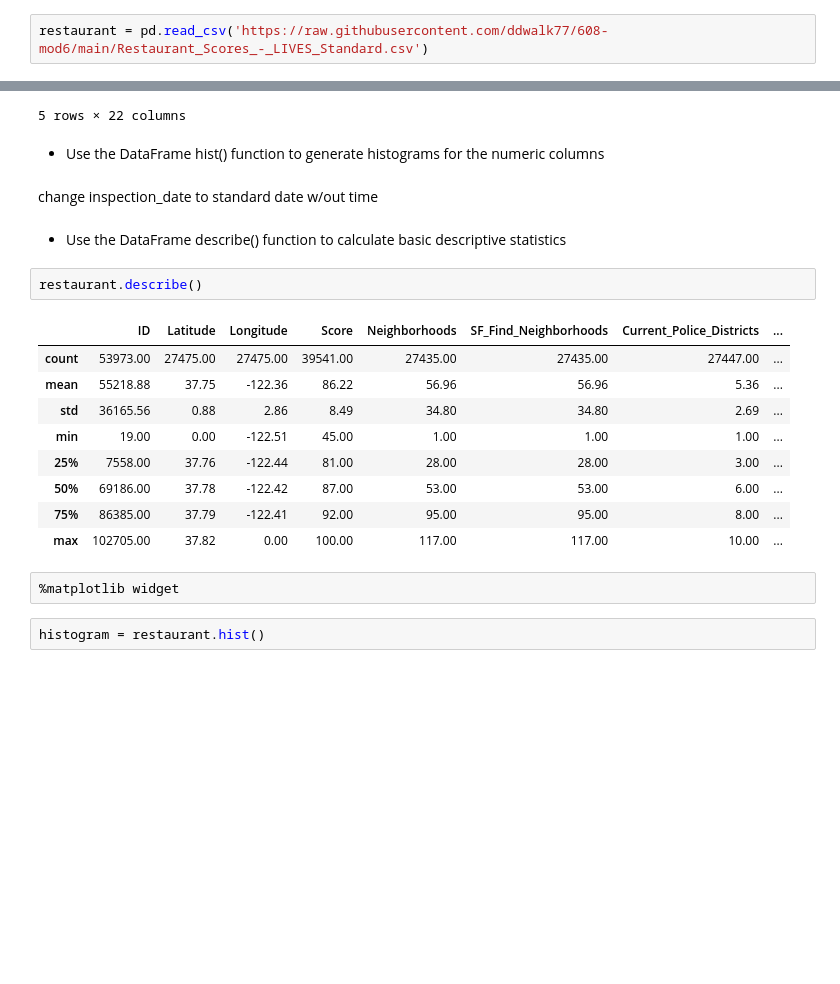
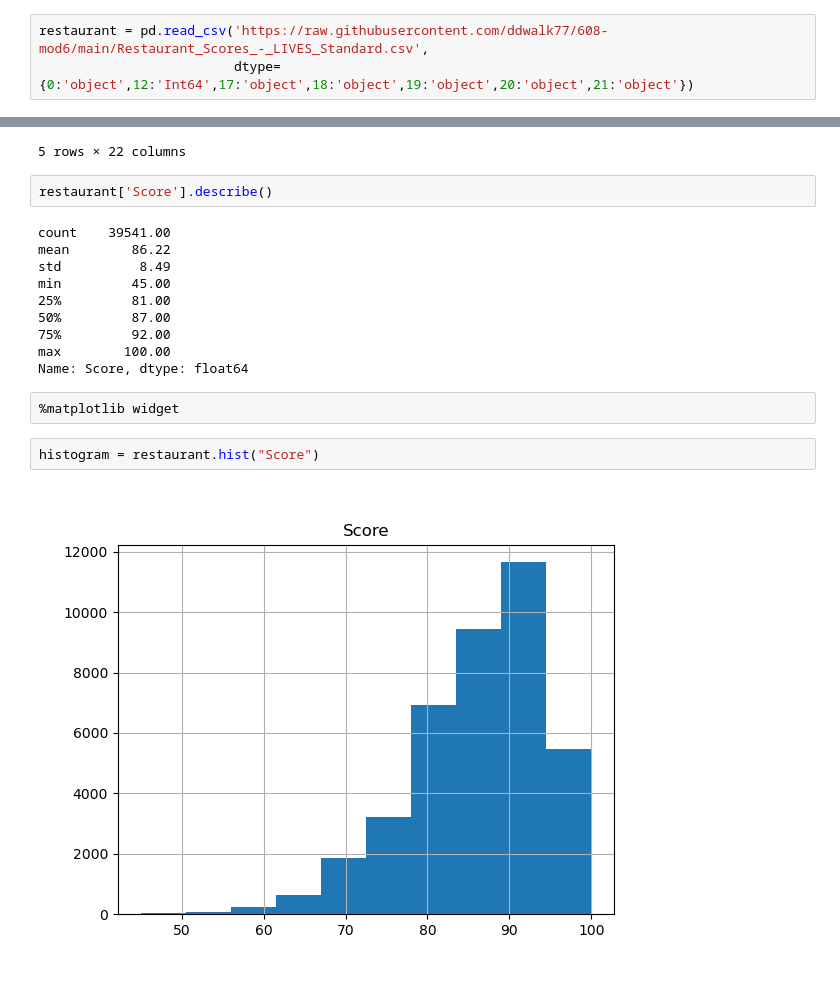
Before and after one commit to ddwalk77/608-mod6, a Jupyter notebook: Bonus.ipynb, the cells around one changed output, grey strips where cells are left out. Saved outputs shown, nothing was run; the diff lists cells and outputs as text; blank space fills up the shorter version.

```diff
--- a/Bonus.ipynb
+++ b/Bonus.ipynb
@@ -5,4 +3,5 @@
 # %%
 import pandas as pd
 # %%
-restaurant = pd.read_csv('https://raw.githubusercontent.com/ddwalk77/608-mod6/main/Restaurant_Scores_-_LIVES_Standard.csv')
+restaurant = pd.read_csv('https://raw.githubusercontent.com/ddwalk77/608-mod6/main/Restaurant_Scores_-_LIVES_Standard.csv',
+                         dtype={0:'object',12:'Int64',17:'object',18:'object',19:'object',20:'object',21:'object'})
@@ -70,25 +79,21 @@ restaurant.head() #to check if the phone # was loaded
 | 3 | 64667 | Jasmine Rae Bakery | 1890 Bryant St #309 | San Francisco | CA | 94110 | 37.76 | -122.41 | POINT (-122.410351 37.763156) | nan | ... | ... |
 | 4 | 97722 | THE CHURRO FACTORY | PIER 39 K-01 | San Francisco | CA | 94133 | NaN | NaN | NaN | nan | ... | ... |
 5 rows × 22 columns
-# %% [markdown]
-- Use the DataFrame hist() function to generate histograms for the numeric columns
-# %% [markdown]
-change inspection_date to standard date w/out time
-# %% [markdown]
-- Use the DataFrame describe() function to calculate basic descriptive statistics
 # %%
-restaurant.describe()
+restaurant['Score'].describe()
 # %% [output]
-|  | ID | Latitude | Longitude | Score | Neighborhoods | SF_Find_Neighborhoods | Current_Police_Districts | ... |
-| count | 53973.00 | 27475.00 | 27475.00 | 39541.00 | 27435.00 | 27435.00 | 27447.00 | ... |
-| mean | 55218.88 | 37.75 | -122.36 | 86.22 | 56.96 | 56.96 | 5.36 | ... |
-| std | 36165.56 | 0.88 | 2.86 | 8.49 | 34.80 | 34.80 | 2.69 | ... |
-| min | 19.00 | 0.00 | -122.51 | 45.00 | 1.00 | 1.00 | 1.00 | ... |
-| 25% | 7558.00 | 37.76 | -122.44 | 81.00 | 28.00 | 28.00 | 3.00 | ... |
-| 50% | 69186.00 | 37.78 | -122.42 | 87.00 | 53.00 | 53.00 | 6.00 | ... |
-| 75% | 86385.00 | 37.79 | -122.41 | 92.00 | 95.00 | 95.00 | 8.00 | ... |
-| max | 102705.00 | 37.82 | 0.00 | 100.00 | 117.00 | 117.00 | 10.00 | ... |
+count    39541.00
+mean        86.22
+std          8.49
+min         45.00
+25%         81.00
+50%         87.00
+75%         92.00
+max        100.00
+Name: Score, dtype: float64
 # %%
 %matplotlib widget
 # %%
-histogram = restaurant.hist()
+histogram = restaurant.hist("Score")
+# %% [output]
+[figure, added]
```
Also changed, not shown: parts of 8 cells of this notebook, 5 other files.
